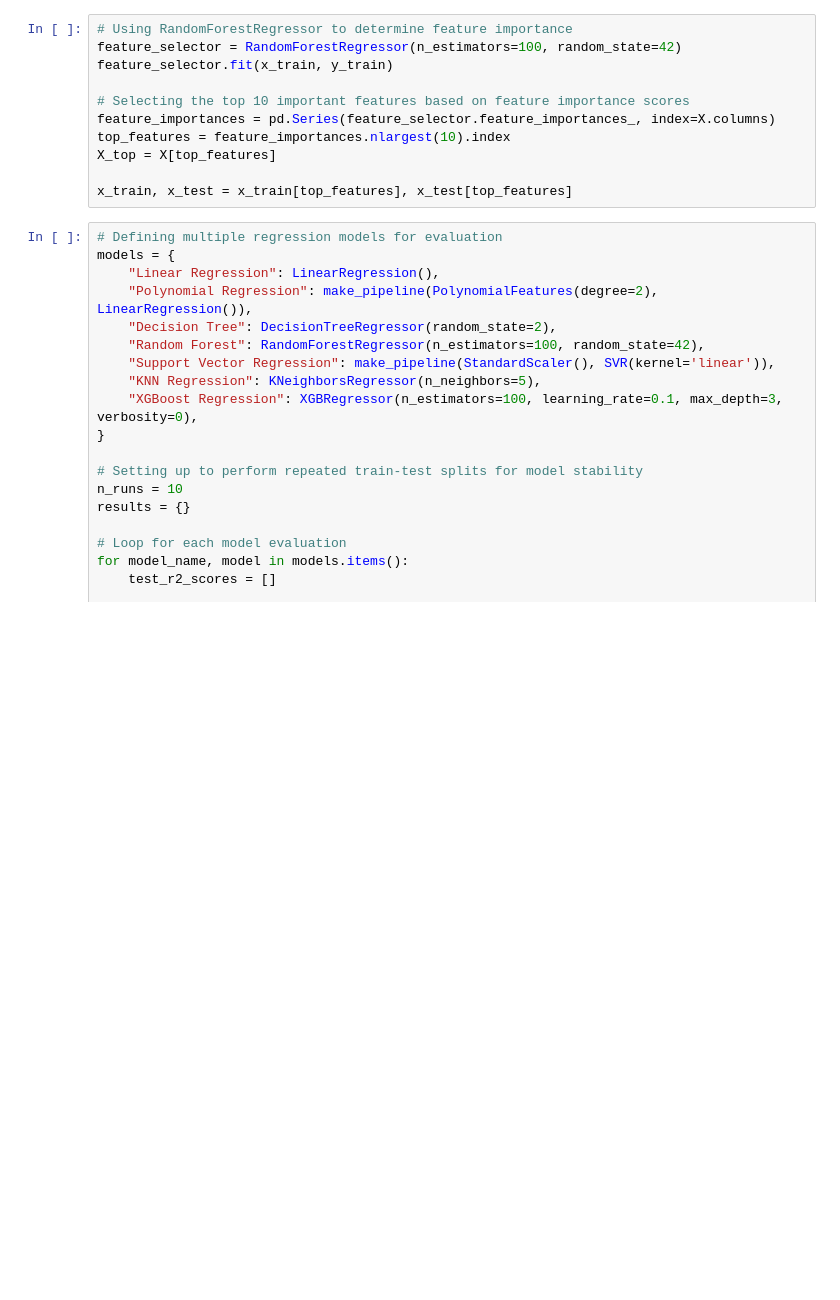
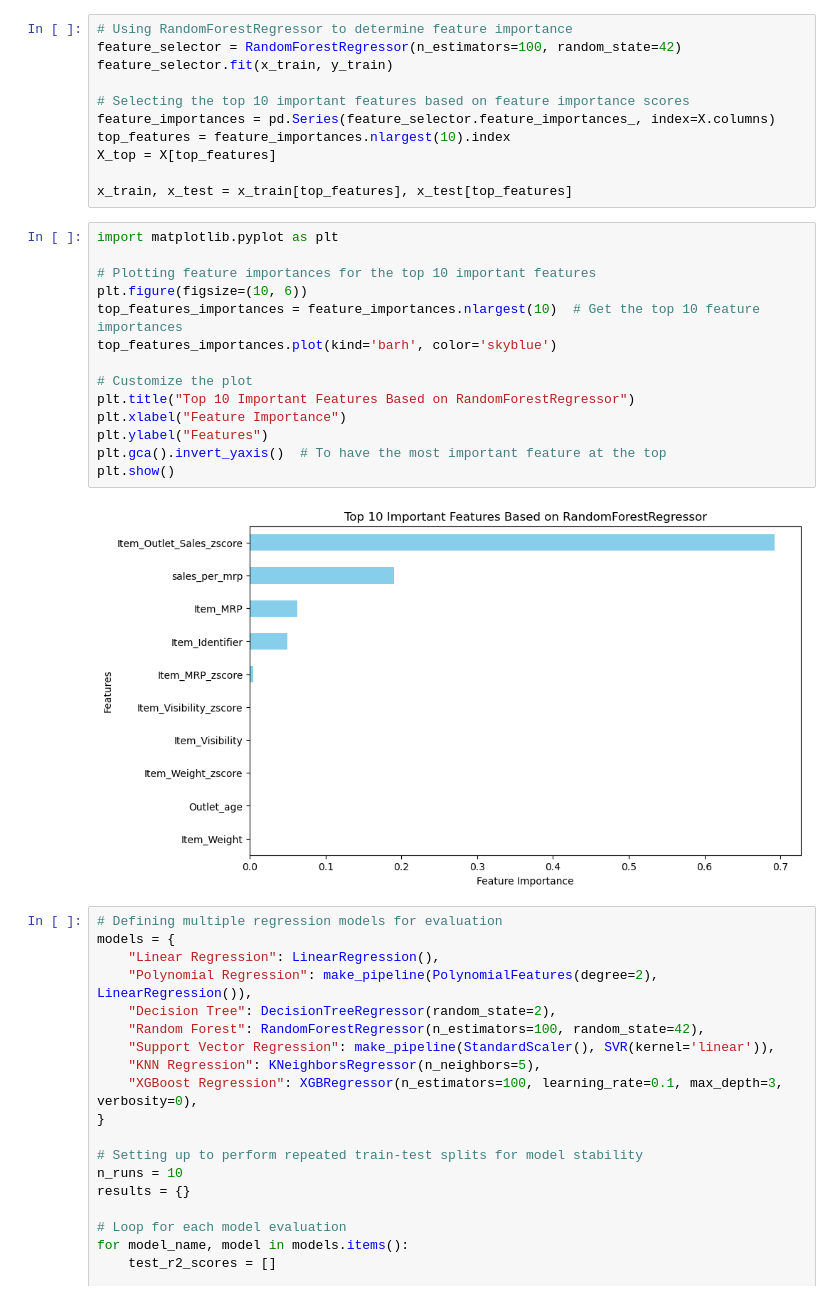
Before and after one commit to vrushikakpanchal/GrocerGenius_AI_Based_Supermarket_Sales_Prediction_Infosys_Internship_Oct2024, a Jupyter notebook: 04_Modeling.ipynb, the cells around one changed output. Cells and saved outputs as stored; diff of their text form; blank space fills up the shorter version.

```diff
--- a/04_Modeling.ipynb
+++ b/04_Modeling.ipynb
@@ -50,6 +52,22 @@ top_features = feature_importances.nlargest(10).index
 X_top = X[top_features]
 
 x_train, x_test = x_train[top_features], x_test[top_features]
+# %%
+import matplotlib.pyplot as plt
+
+# Plotting feature importances for the top 10 important features
+plt.figure(figsize=(10, 6))
+top_features_importances = feature_importances.nlargest(10)  # Get the top 10 feature importances
+top_features_importances.plot(kind='barh', color='skyblue')
+
+# Customize the plot
+plt.title("Top 10 Important Features Based on RandomForestRegressor")
+plt.xlabel("Feature Importance")
+plt.ylabel("Features")
+plt.gca().invert_yaxis()  # To have the most important feature at the top
+plt.show()
+# %% [output]
+[figure, added]
 # %%
 # Defining multiple regression models for evaluation
 models = {
```
Also changed, not shown: parts of 1 cell of this notebook.
